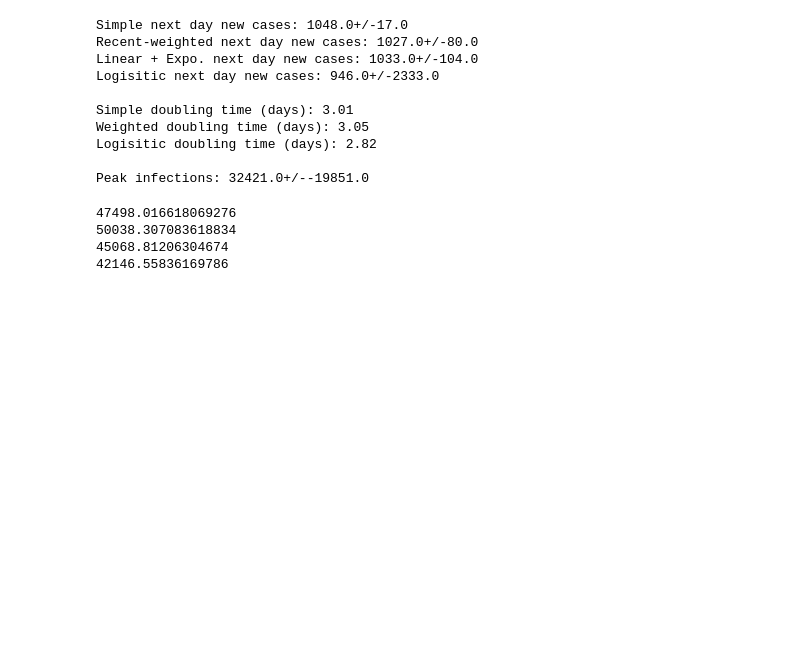
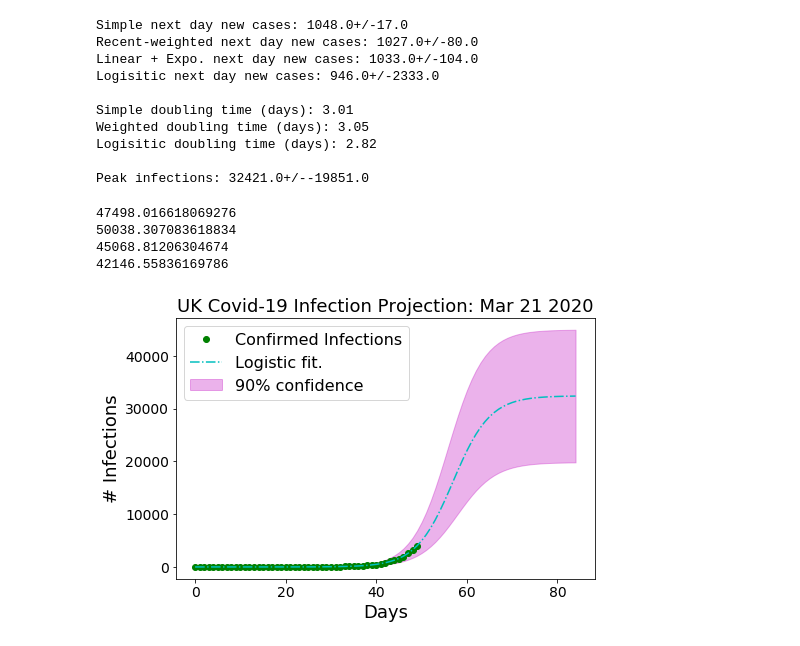
Before and after one commit to dtlloyd/Python_scripts, a Jupyter notebook: Covid-19 Infection Rate Fitting/Covid-19 Projection UK.ipynb, the cells around one changed output. Drawn from its saved outputs; the diff is of its cells as text; code cells hidden in the pictures; blank space fills up the shorter version.

Commit message:
Add files via upload
Added logistic function plot and confidence interval visualisation.

```diff
--- a/Covid-19 Infection Rate Fitting/Covid-19 Projection UK.ipynb
+++ b/Covid-19 Infection Rate Fitting/Covid-19 Projection UK.ipynb
@@ -142,3 +143,27 @@ print(sum_residuals(Infections,logistic(Days, *p_log)))
 50038.307083618834
 45068.81206304674
 42146.55836169786
+# %%
+#logistic fit range of outcomes
+Days_longer = np.arange(0,85)
+y0 = logistic(Days_longer, *p_log)
+y_up = logistic(Days_longer, *(p_log-np.sqrt(np.diag(pc_log))))
+y_do = logistic(Days_longer, *(p_log+np.sqrt(np.diag(pc_log))))
+
+plt.rcParams["figure.figsize"] = [7.5, 4.8]
+fig, ax1 = plt.subplots()
+ax1.fill_between(Days_longer, y_do, y_up,color = 'm', alpha = 0.3, label = '90% confidence')
+
+plt.plot(Days,Infections,'o',color = 'green', markersize = 6,label = 'Confirmed Infections')
+plt.plot(Days_longer, logistic(Days_longer, *p_log), 'c-.',label = 'Logistic fit.')
+
+plt.xticks(fontsize = FS-4)
+plt.yticks(fontsize = FS-4)
+plt.legend(fontsize = FS-2, loc = 'upper left')
+plt.ylabel('# Infections',fontsize = FS)
+plt.xlabel('Days',fontsize = FS)
+plt.title('UK Covid-19 Infection Projection: ' \
+          + (date.today()).strftime("%b %d %Y"), fontsize = FS)
+plt.savefig('Logistic_projection.png',bbox_inches='tight')
+# %% [output]
+[figure, added]
```
Also changed, not shown: parts of 1 cell of this notebook.
